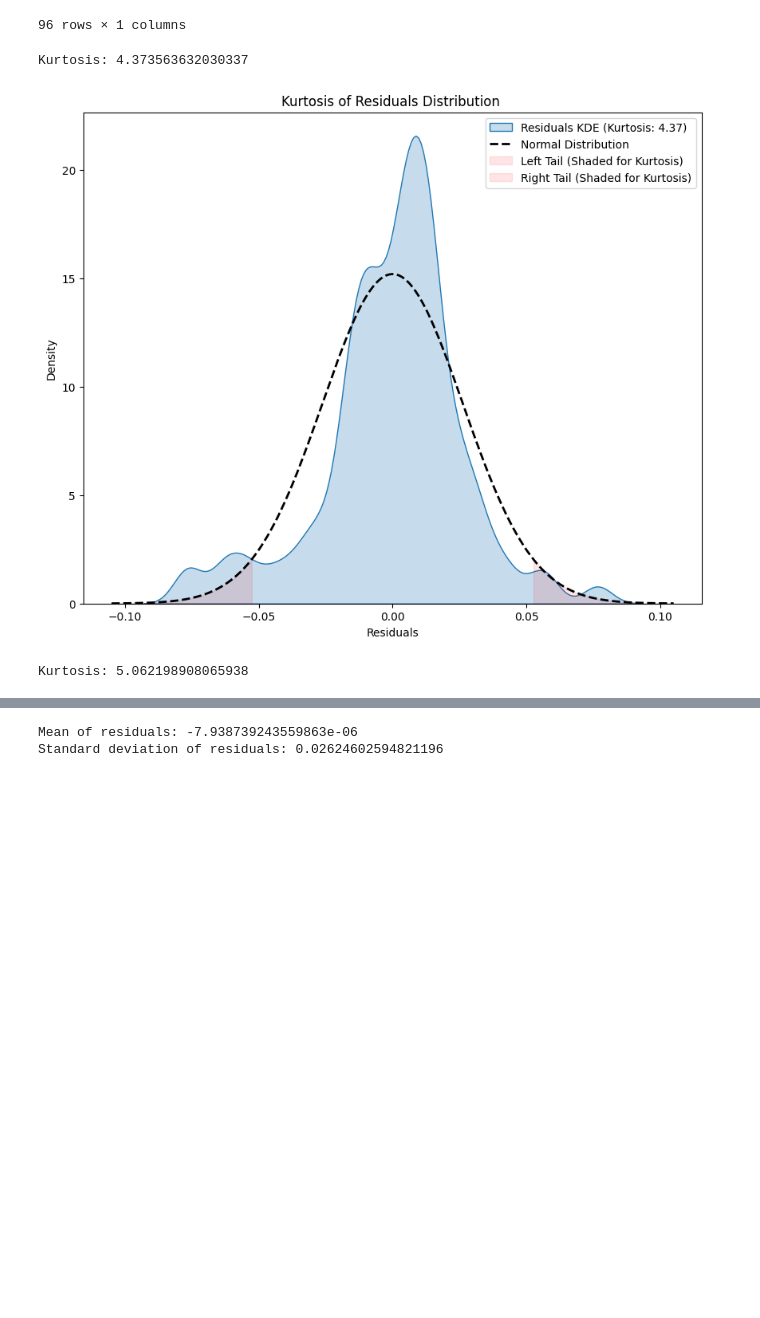
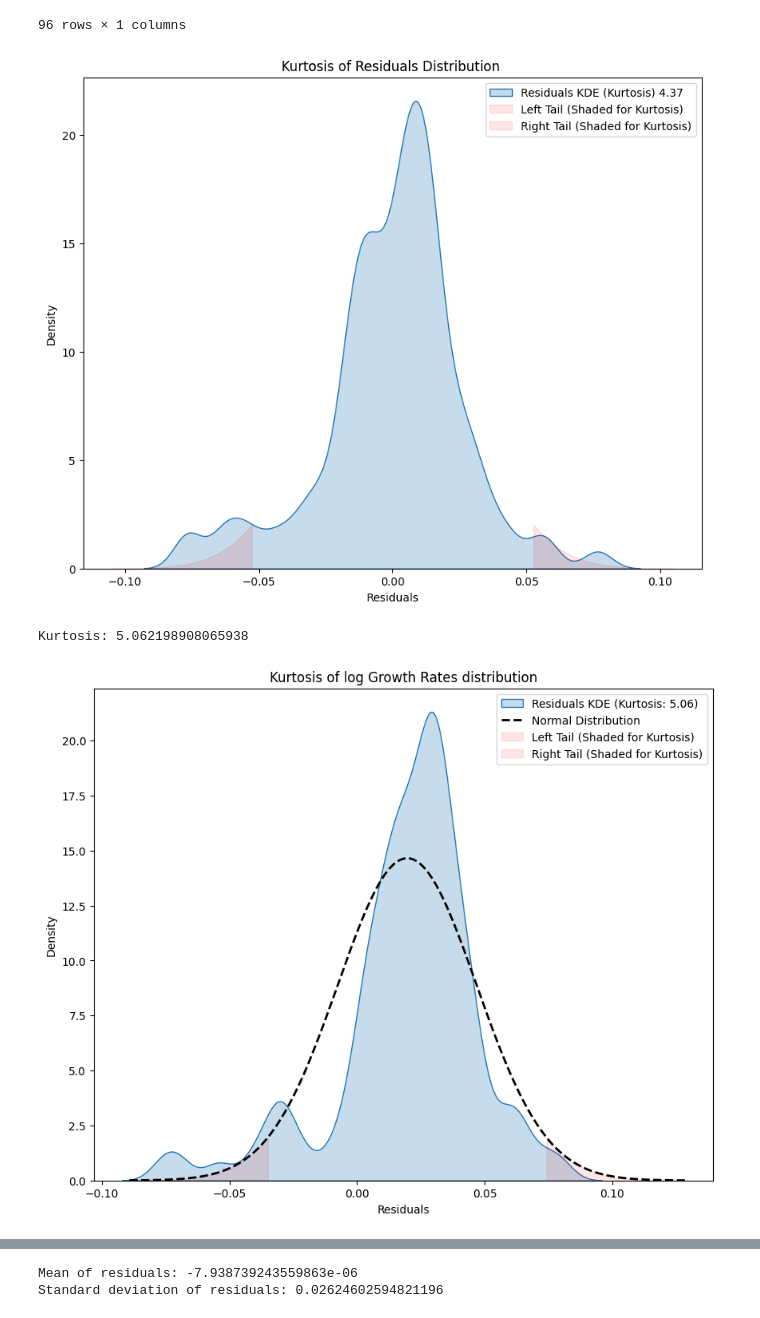
Before and after one commit to kostiantynvoskovtsov/masters-thesis, a Jupyter notebook: Cubspline.ipynb, the cells around one changed output, grey strips where cells are left out. Saved outputs shown, nothing was run; the diff lists cells and outputs as text; code cells hidden in the pictures; blank space fills up the shorter version.

```diff
--- a/Cubspline.ipynb
+++ b/Cubspline.ipynb
@@ -109,27 +110,55 @@ display(fit_model_resid_df)
 | 94 | -0.013773 |
 | 95 | -0.005870 |
 96 rows × 1 columns
+# %%
+#plot kurtosis of residuals distribution
+import seaborn as sns
+import matplotlib.pyplot as plt
+from scipy.stats import norm, kurtosis
+mu = np.mean(fitted_model.resid)
+sig = np.std(fitted_model.resid)
+# Generating points for a normal distribution curve
+x = np.linspace(mu - 4*sig, mu + 4*sig, 1000)
+y = norm.pdf(x, mu, sig)
+
+# Create the plot
+plt.figure(figsize=(10, 8))
+sns.kdeplot(fitted_model.resid, bw_adjust=0.5, fill=True, label='Residuals KDE (Kurtosis) 4.37')
+normal_peak_y = norm.pdf(mu, mu, sig)
+#plt.axhline(y=normal_peak_y, color='orange', linestyle='-', linewidth=2, label='Kurtosis: 3')
+
+# Shade the tails to show the kurtosis visually
+tail_shade = 0.1  # Adjust the transparency for tail shading
+plt.fill_between(x, y, where=(x < mu - 2*sig), color='red', alpha=tail_shade, label='Left Tail (Shaded for Kurtosis)')
+plt.fill_between(x, y, where=(x > mu + 2*sig), color='red', alpha=tail_shade, label='Right Tail (Shaded for Kurtosis)')
+
+# Plot customization
+plt.title('Kurtosis of Residuals Distribution ')
+plt.xlabel('Residuals')
+plt.ylabel('Density')
+plt.legend(loc='upper right')
+plt.show()
+# %% [output]
+[figure, added]
 # %%
+#Because of curtosis in residuals,check kurtosis in growth rates
 from scipy.stats import kurtosis
 # Calculate kurtosis
-resid_kurt = kurtosis(fitted_model.resid, fisher=False)
-print("Kurtosis:", resid_kurt)
+log_gr_resid_kurt = kurtosis(quarter_gdp['log Growth Rate'], fisher=False)
+print("Kurtosis:", log_gr_resid_kurt)
 # %% [output]
-Kurtosis: 4.373563632030337
+Kurtosis: 5.062198908065938
 # %%
-import numpy as np
-import seaborn as sns
-import matplotlib.pyplot as plt
-from scipy.stats import norm, kurtosis
-mu = np.mean(fitted_model.resid)
-sig = np.std(fitted_model.resid)
+#plot kurtosis of growth rates distribution
+mu = np.mean(quarter_gdp['log Growth Rate'])
+sig = np.std(quarter_gdp['log Growth Rate'])
 # Generating points for a normal distribution curve
 x = np.linspace(mu - 4*sig, mu + 4*sig, 1000)
 y = norm.pdf(x, mu, sig)
 
 # Create the plot
 plt.figure(figsize=(10, 8))
-sns.kdeplot(fitted_model.resid, bw_adjust=0.5, fill=True, label=f'Residuals KDE (Kurtosis: {resid_kurt:.2f})')
+sns.kdeplot(quarter_gdp['log Growth Rate'], bw_adjust=0.5, fill=True, label=f'Residuals KDE (Kurtosis: {log_gr_resid_kurt:.2f})')
 plt.plot(x, y, 'k--', linewidth=2, label='Normal Distribution')
 
 # Horizontal line for normal distribution peak (kurtosis = 3)
@@ -142,17 +171,11 @@ plt.fill_between(x, y, where=(x < mu - 2*sig), color='red', alpha=tail_shade, la
 plt.fill_between(x, y, where=(x > mu + 2*sig), color='red', alpha=tail_shade, label='Right Tail (Shaded for Kurtosis)')
 
 # Plot customization
-plt.title('Kurtosis of Residuals Distribution ')
+plt.title('Kurtosis of log Growth Rates distribution')
 plt.xlabel('Residuals')
 plt.ylabel('Density')
 plt.legend(loc='upper right')
+
 plt.show()
 # %% [output]
-[figure, old version]
+[figure, new version]
-# %%
-from scipy.stats import kurtosis
-# Calculate kurtosis
-log_gr_resid_kurt = kurtosis(quarter_gdp['log Growth Rate'], fisher=False)
-print("Kurtosis:", log_gr_resid_kurt)
-# %% [output]
-Kurtosis: 5.062198908065938
```
Also changed, not shown: parts of 13 cells of this notebook.
